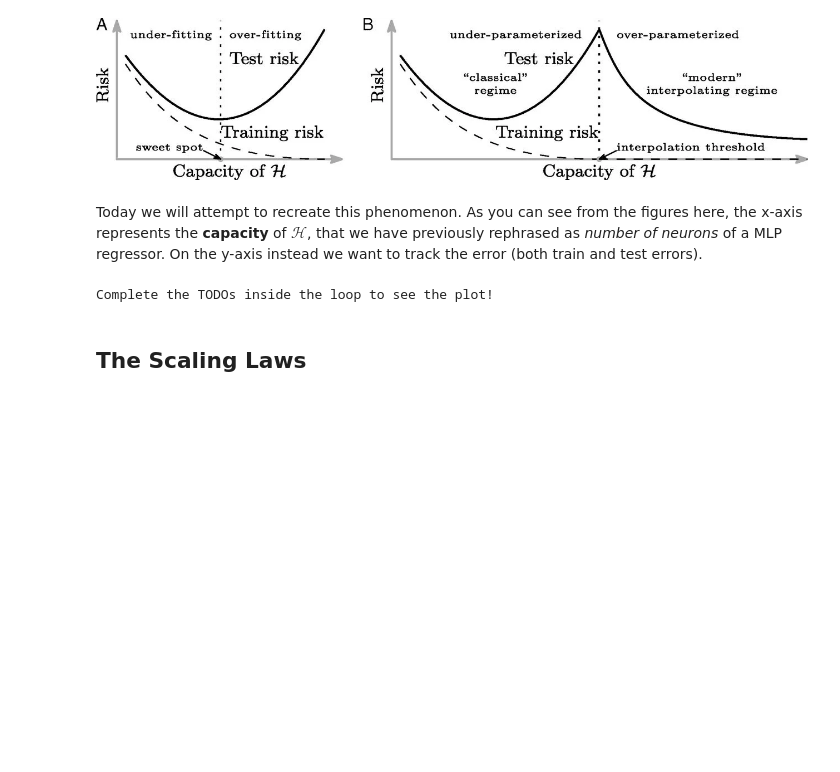
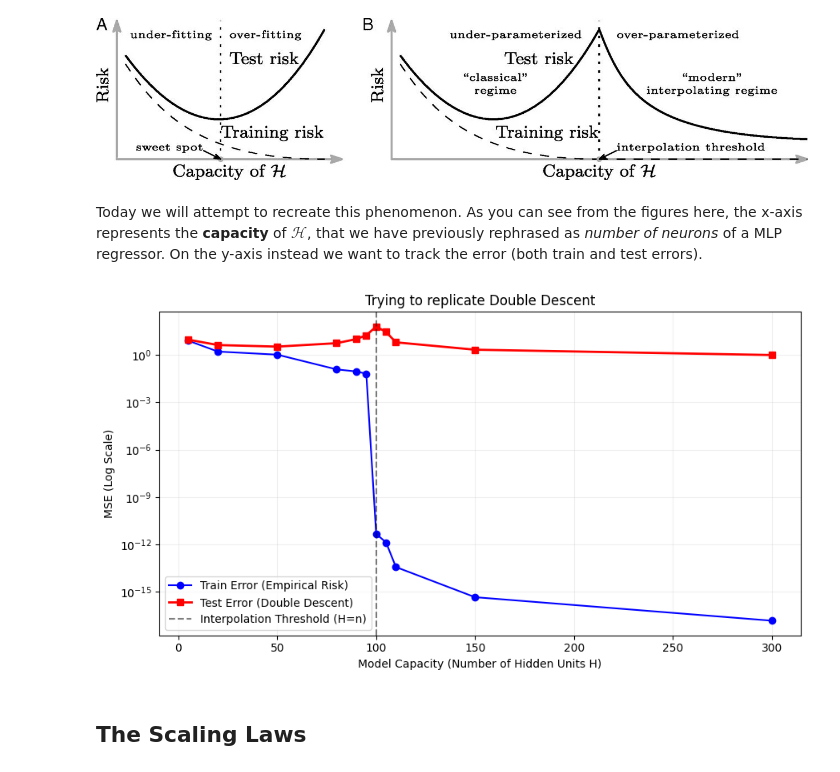
Before and after one commit to frekkoz3/Probabilistic-Machine-Learning, a Jupyter notebook: laboratories/2/02_errors_and_generalization.ipynb, the cells around one changed output. Cells and saved outputs as stored; diff of their text form; code cells hidden in the pictures; blank space fills up the shorter version.

```diff
--- a/laboratories/2/02_errors_and_generalization.ipynb
+++ b/laboratories/2/02_errors_and_generalization.ipynb
@@ -369,56 +370,56 @@ train_errs, test_errs = [], []
 for H in capacities:
     np.random.seed(42) # Keep seed inside loop for consistency across runs
 
-    # TODO 1: Create the random projection matrix (Random Kitchen Sinks).
+    # Create the random projection matrix (Random Kitchen Sinks).
     # Generate a weight matrix 'W_rand' of shape (n_features, H) sampled from a standard normal distribution.
-    # Hint: np.random.randn(...)
-    W_rand = None
+    W_rand = np.random.randn(n_features, H)
 
-    # TODO 2: Apply the non-linear transformation (ReLU).
+    # Apply the non-linear transformation (ReLU).
     # Perform matrix multiplication between X_train_dd and W_rand, then apply the ReLU function (max(0, x)).
     # Do the exact same for X_test_dd.
     # Hint: np.maximum(0, ...) and the .dot() method or @ operator.
-    Z_train = None
-    Z_test = None
+    Z_train = np.maximum(0, X_train_dd@W_rand)
+    Z_test = np.maximum(0, X_test_dd@W_rand)
 
-    # TODO 3: Initialize and train the Ridge regression model.
+    # Initialize and train the Ridge regression model.
     # REGULARIZATION: A tiny alpha is the key to seeing the descent after the peak!
     # If alpha is too high, the peak disappears. If it's 0 (LinearRegression), the peak goes to infinity.
     # Fit a Ridge model with alpha=1e-6 on the transformed training data (Z_train, y_train_dd).
-    model = None
+    model = Ridge(alpha=1e-6)
+    model.fit(Z_train, y_train_dd)
 
-    # TODO 4: Calculate the Mean Squared Error for both train and test sets.
+    # Calculate the Mean Squared Error for both train and test sets.
     # Use the trained model to predict on Z_train and Z_test.
     # Append the results to 'train_errs' and 'test_errs'.
+    tr_err = mean_squared_error(y_true=y_train_dd, y_pred=model.predict(Z_train))
+    te_err = mean_squared_error(y_true=y_test_dd,y_pred=model.predict(Z_test))
 
-    # REPLACE THESE lines with your appended calculations once TODOs 1-4 are done:
-    # train_errs.append(...)
-    # test_errs.append(...)
-    pass
+    train_errs.append(tr_err)
+    test_errs.append(te_err)
 
 # ---------------------------------------------------------
 # 3. Plotting (Do not modify this part)
 # ---------------------------------------------------------
 if len(train_errs) == len(capacities): # Checks if the loop was completed
     plt.figure(figsize=(9, 5))
     plt.plot(capacities, train_errs, 'b-o', label='Train Error (Empirical Risk)')
     plt.plot(capacities, test_errs, 'r-s', label='Test Error (Double Descent)', linewidth=2)
 
     # Vertical line at the interpolation threshold (H = n_samples)
     plt.axvline(x=n_samples, color='black', linestyle='--', alpha=0.5, label='Interpolation Threshold (H=n)')
 
     plt.yscale('log') # Crucial to clearly see both the peak and the descent
     plt.xlabel('Model Capacity (Number of Hidden Units H)')
     plt.ylabel('MSE (Log Scale)')
     plt.title('Trying to replicate Double Descent')
     plt.grid(True, which="both", ls="-", alpha=0.2)
     plt.legend()
     plt.tight_layout()
     plt.show()
 else:
     print("Complete the TODOs inside the loop to see the plot!")
 # %% [output]
-Complete the TODOs inside the loop to see the plot!
+[figure, added]
 # %% [markdown]
 ## The Scaling Laws
 # %% [markdown]
```
Also changed, not shown: parts of 8 cells of this notebook.
